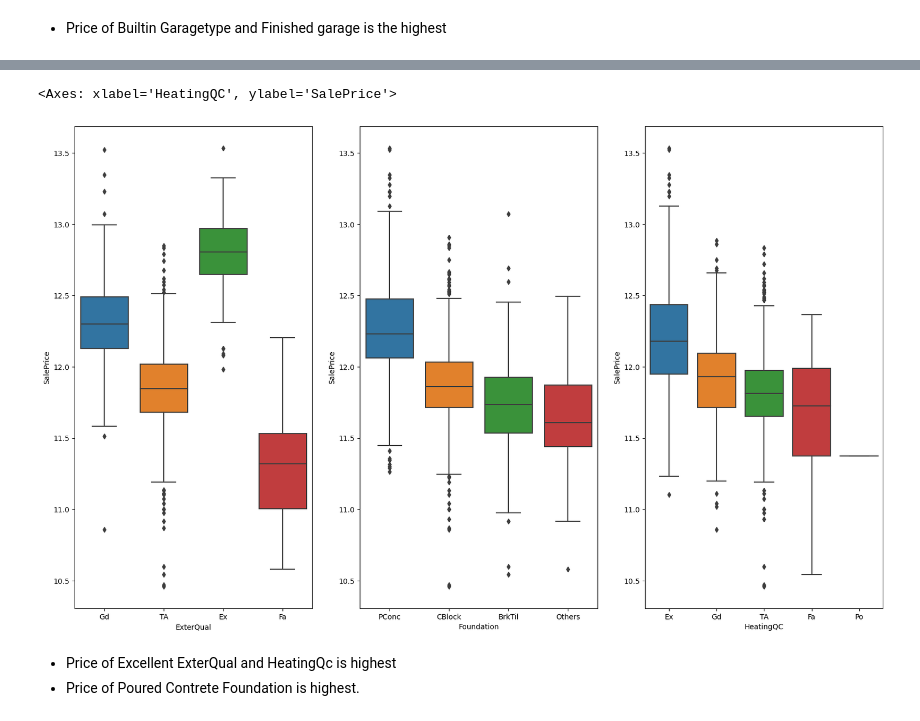
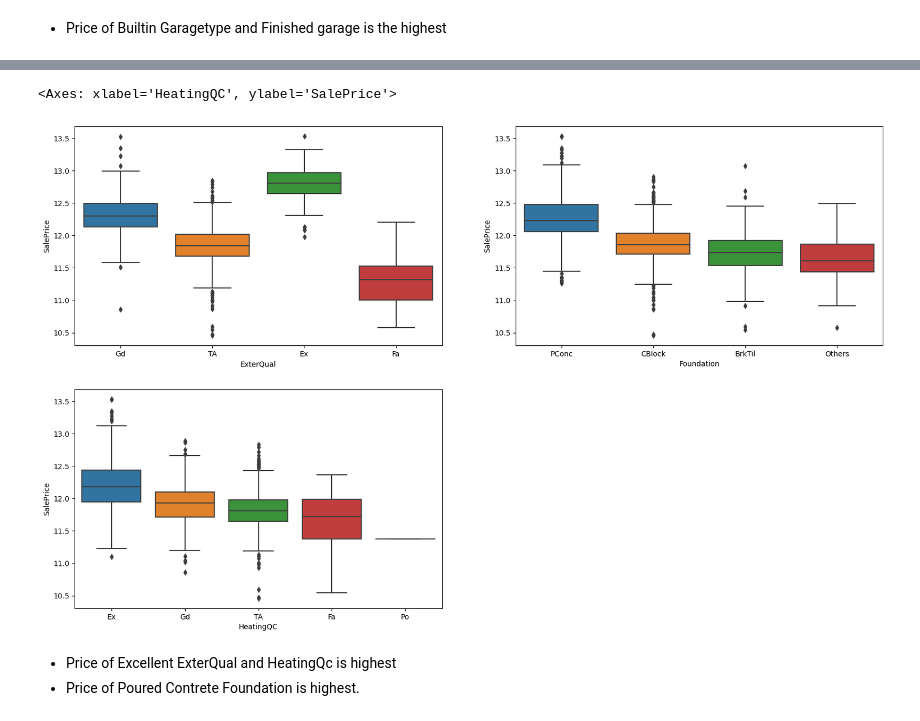
Before and after one commit to kpavan3697/Surprise-Housing-Case-Study, a Jupyter notebook: Surprise Housing_Pavan.ipynb, the cells around one changed output, grey strips where cells are left out. Cells and saved outputs as stored; diff of their text form; code cells hidden in the pictures.

```diff
--- a/Surprise Housing_Pavan.ipynb
+++ b/Surprise Housing_Pavan.ipynb
@@ -480,0 +322,2 @@ sns.boxplot(x = 'GarageFinish', y = 'SalePrice', data = surp)
+# %%
+surp_df['SalePrice']=np.log(surp_df.SalePrice) #tranforming to form normal disribution
@@ -480,0 +408,3 @@ sns.boxplot(x = 'GarageFinish', y = 'SalePrice', data = surp)
+# %%
+# Dropping highly skewed column
+surp_df.drop(['Functional'],axis=1,inplace=True)
@@ -480,0 +460,7 @@ sns.boxplot(x = 'GarageFinish', y = 'SalePrice', data = surp)
+# %%
+surp_df['GarageType'] = surp_df['GarageType'].replace(['Basment','CarPort','2Types'],'Others')
+surp_df['SaleCondition'] = surp_df['SaleCondition'].replace(['Family','Alloca','AdjLand'],'Others')
+
+
+# Dropping highly skewed columns
+surp_df.drop(['GarageQual','GarageCond','SaleType'],axis=1,inplace=True)
@@ -514,23 +509,22 @@ Name: count, dtype: int64
 # %%
-surp['Foundation'] = surp['Foundation'].replace(['Slab','Stone','Wood'],'Others')
-
+surp_df['Foundation'] = surp_df['Foundation'].replace(['Slab','Stone','Wood'],'Others')
 
 
 # Dropping highly skewed column
-surp.drop(['CentralAir','Heating','ExterCond'],axis=1,inplace=True)
+surp_df.drop(['CentralAir','Heating','ExterCond'],axis=1,inplace=True)
 # %%
 #Let's see effect of Garage type and GarageFinish on SalePrice
 
 plt.figure(figsize=(20, 12))
-plt.subplot(1,3,1)
-sns.boxplot(x = 'ExterQual', y ='SalePrice', data = surp)
-plt.subplot(1,3,2)
-sns.boxplot(x = 'Foundation', y = 'SalePrice', data = surp)
-plt.subplot(1,3,3)
-sns.boxplot(x = 'HeatingQC', y = 'SalePrice', data = surp)
+plt.subplot(2,2,1)
+sns.boxplot(x = 'ExterQual', y ='SalePrice', data = surp_df)
+plt.subplot(2,2,2)
+sns.boxplot(x = 'Foundation', y = 'SalePrice', data = surp_df)
+plt.subplot(2,2,3)
+sns.boxplot(x = 'HeatingQC', y = 'SalePrice', data = surp_df)
 # %% [output]
 <Axes: xlabel='HeatingQC', ylabel='SalePrice'>
-[figure, old version]
+[figure, new version]
 # %% [markdown]
 - Price of Excellent ExterQual and HeatingQc is highest
 - Price of Poured Contrete Foundation is highest.
```
Also changed, not shown: parts of 111 cells of this notebook.
